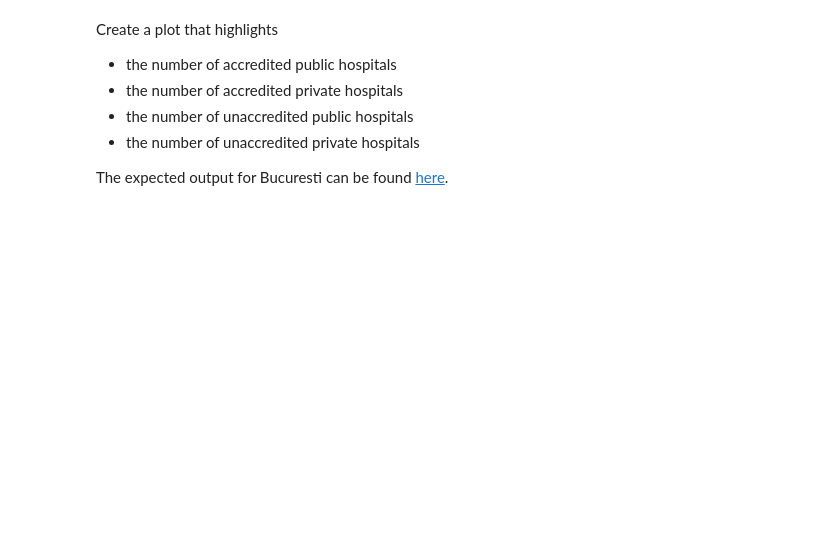
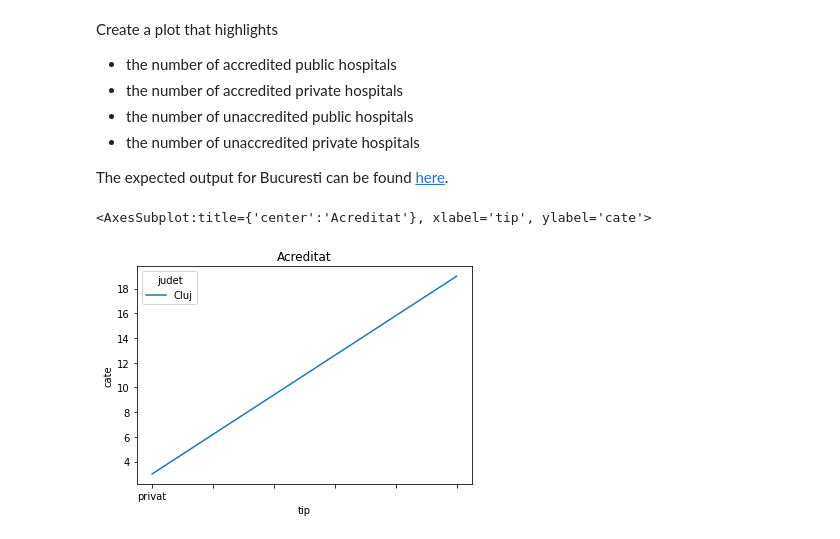
Before and after one commit to autrefois/bootcamp, a Jupyter notebook: 2022/python_workshop/notebooks/10_test.ipynb, the cells around one changed output. Drawn from its saved outputs; the diff is of its cells as text; code cells hidden in the pictures; blank space fills up the shorter version.

```diff
--- a/2022/python_workshop/notebooks/10_test.ipynb
+++ b/2022/python_workshop/notebooks/10_test.ipynb
@@ -87,9 +130,26 @@ Apply the following transformations to the columns, so that they are easier to w
 * `Autoritatea tutelara` rename to `autoritate_tutelara`
 * `Acreditare ciclul I` rename to `acreditare_i`
 * `Acreditare ciclul II` rename to `acreditare_ii`
+# %%
+hospitals.rename(
+    columns={'TIP USP (in functie de specificul patologiei tratate)': 'tip_patologie',
+    'TIP USP (in functie de regimul proprietatii)': 'tip',
+    'Adresa completa a sediului principal': 'adresa',
+    'Adresa email oficiala': 'email',
+    'Autoritatea tutelara': 'autoritate_tutelara',
+    'Acreditare ciclul I': 'acreditare_i',
+    'Acreditare ciclul II': 'acreditare_ii'
+    },
+    inplace=True
+)
+hospitals.rename(columns=lambda x: x.lower(), inplace=True)
 # %% [markdown]
 The total number of hospitals in this dataset is 762, however the actual number of rows is greater than that.
 
 Identify and remove the empty (blank space) rows.
+# %%
+
+hospitals =  hospitals.replace(r'^s*$', float('NaN'), regex = True)
+hospitals.dropna(inplace=True)
 # %% [markdown]
 How many public hospitals and how many private hospitals are in this dataset?
@@ -117,0 +220,10 @@ stat.head()
+# %%
+stat = hospitals[hospitals['judet'] == 'Cluj']
+stat = stat.assign(
+    unaccredited = lambda x: x.acreditare_i.isin(['Neacreditat']),
+    accredited = lambda x: x.acreditare_i.isin(['Acreditat']),
+
+)
+
+stat = stat[['judet', 'tip', 'unaccredited', 'accredited']]
+stat.head()
@@ -132,0 +245,12 @@ plot_data.head()
+# %%
+import matplotlib
+
+stat['unaccredited'] = stat['unaccredited'].astype(int)
+stat['accredited'] = stat['accredited'].astype(int)
+
+plot_acreditat = stat.pivot_table(index='tip', columns='judet', values='accredited', aggfunc='sum')
+# %%
+plot_acreditat.plot(title='Acreditat', ylabel='cate')
+# %% [output]
+<AxesSubplot:title={'center':'Acreditat'}, xlabel='tip', ylabel='cate'>
+[figure, added]
```
Also changed, not shown: parts of 23 cells of this notebook.
